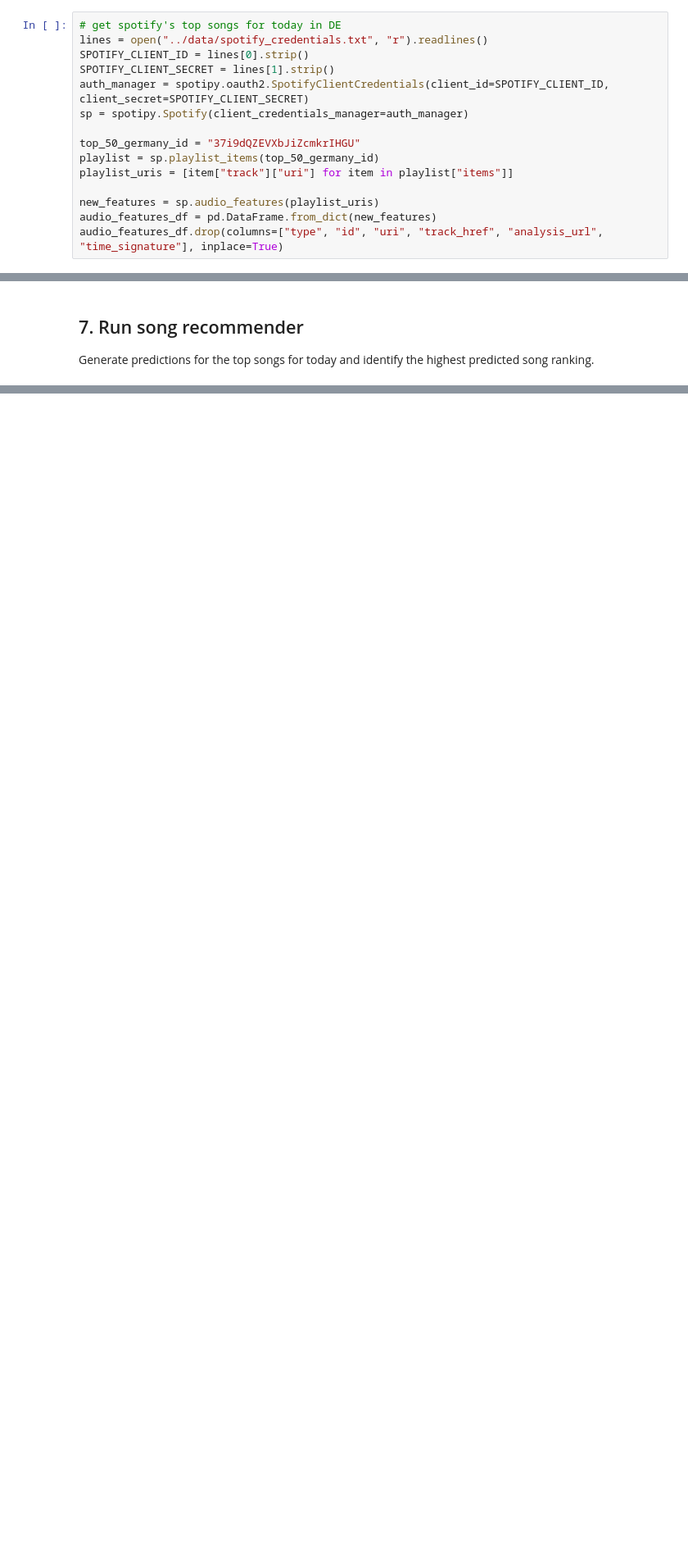
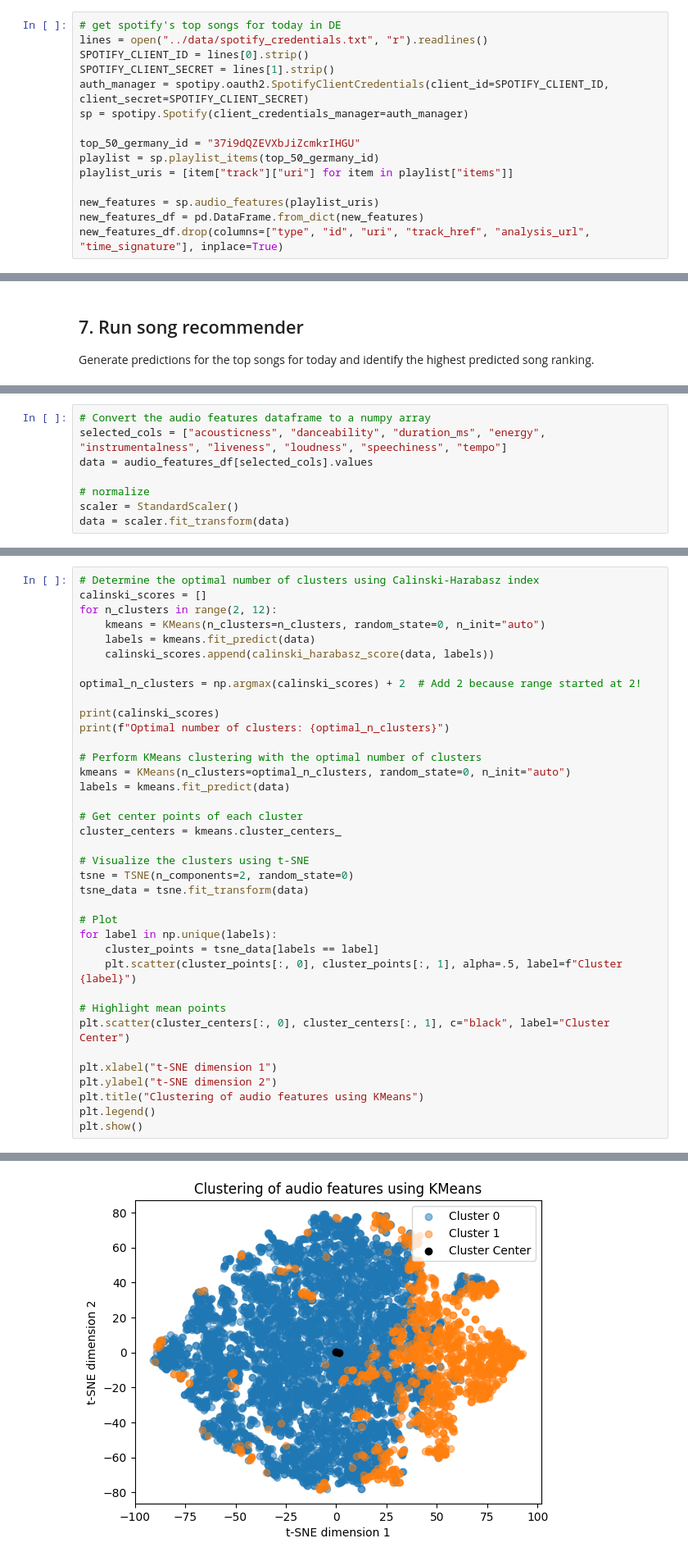
Before and after one commit to quicktus/2023-amse, a Jupyter notebook: project/report_source.ipynb, the cells around one changed output, grey strips where cells are left out. Shown at 82% size. Saved outputs shown, nothing was run; the diff lists cells and outputs as text; blank space fills up the shorter version.

Commit message:
add clustering

```diff
--- a/project/report_source.ipynb
+++ b/project/report_source.ipynb
@@ -419,7 +422,7 @@ playlist = sp.playlist_items(top_50_germany_id)
 playlist_uris = [item["track"]["uri"] for item in playlist["items"]]
 
 new_features = sp.audio_features(playlist_uris)
-audio_features_df = pd.DataFrame.from_dict(new_features)
-audio_features_df.drop(columns=["type", "id", "uri", "track_href", "analysis_url", "time_signature"], inplace=True)
+new_features_df = pd.DataFrame.from_dict(new_features)
+new_features_df.drop(columns=["type", "id", "uri", "track_href", "analysis_url", "time_signature"], inplace=True)
 # %%
 # crossjoin weather and audio features
@@ -455,0 +458,8 @@ pass
+# %%
+# Convert the audio features dataframe to a numpy array
+selected_cols = ["acousticness", "danceability", "duration_ms", "energy", "instrumentalness", "liveness", "loudness", "speechiness", "tempo"]
+data = audio_features_df[selected_cols].values
+
+# normalize
+scaler = StandardScaler()
+data = scaler.fit_transform(data)
@@ -455,0 +468,38 @@ pass
+# %%
+# Determine the optimal number of clusters using Calinski-Harabasz index
+calinski_scores = []
+for n_clusters in range(2, 12):
+    kmeans = KMeans(n_clusters=n_clusters, random_state=0, n_init="auto")
+    labels = kmeans.fit_predict(data)
+    calinski_scores.append(calinski_harabasz_score(data, labels))
+
+optimal_n_clusters = np.argmax(calinski_scores) + 2  # Add 2 because range started at 2!
+
+print(calinski_scores)
+print(f"Optimal number of clusters: {optimal_n_clusters}")
+
+# Perform KMeans clustering with the optimal number of clusters
+kmeans = KMeans(n_clusters=optimal_n_clusters, random_state=0, n_init="auto")
+labels = kmeans.fit_predict(data)
+
+# Get center points of each cluster
+cluster_centers = kmeans.cluster_centers_
+
+# Visualize the clusters using t-SNE
+tsne = TSNE(n_components=2, random_state=0)
+tsne_data = tsne.fit_transform(data)
+
+# Plot
+for label in np.unique(labels):
+    cluster_points = tsne_data[labels == label]
+    plt.scatter(cluster_points[:, 0], cluster_points[:, 1], alpha=.5, label=f"Cluster {label}")
+
+# Highlight mean points
+plt.scatter(cluster_centers[:, 0], cluster_centers[:, 1], c="black", label="Cluster Center")
+
+plt.xlabel("t-SNE dimension 1")
+plt.ylabel("t-SNE dimension 2")
+plt.title("Clustering of audio features using KMeans")
+plt.legend()
+plt.show()
+# %% [output]
@@ -455,0 +508 @@ pass
+[figure, added]
```
Also changed, not shown: parts of 13 cells of this notebook.
